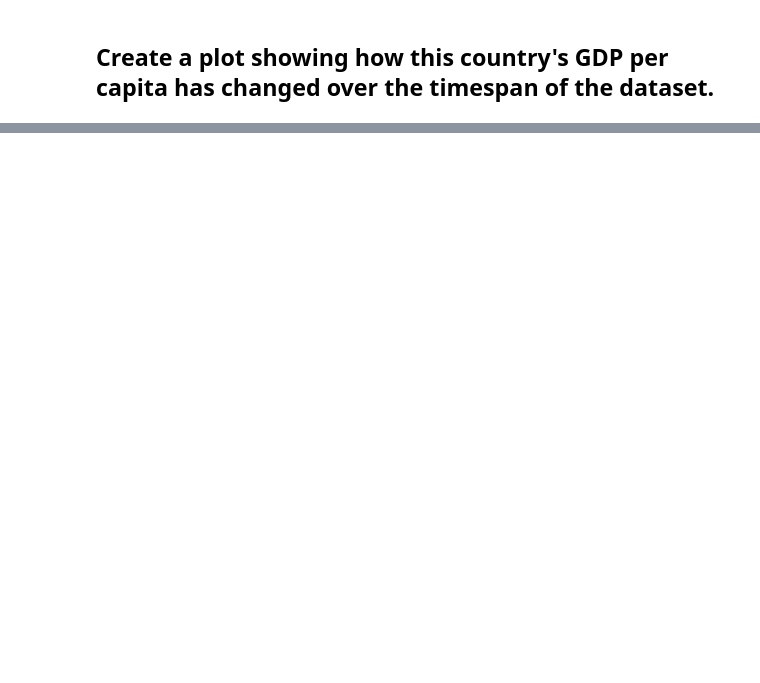
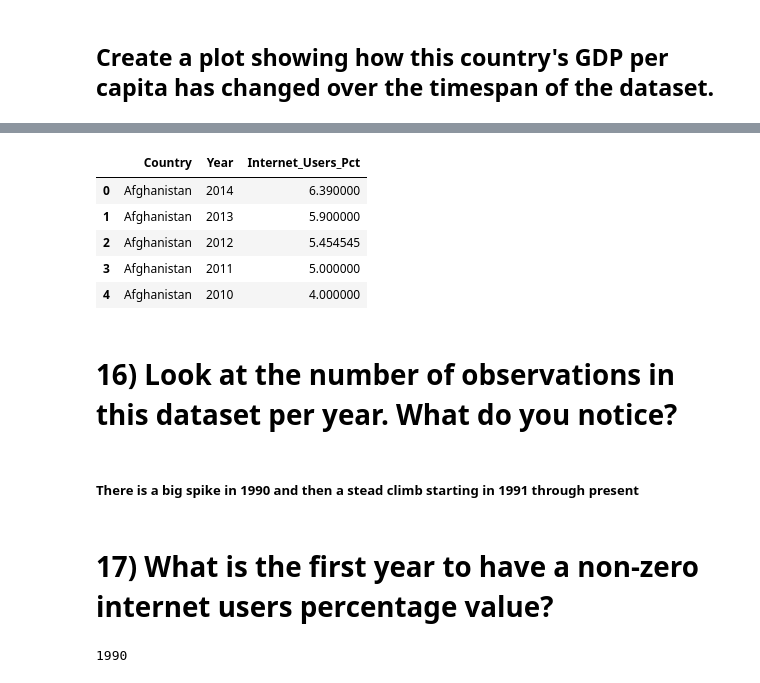
Before and after one commit to NSS-Data-Analytics-Cohort-11/undata-derekbeistad, a Jupyter notebook: notebook/undata_derek_beistad_da11.ipynb, the cells around one changed output, grey strips where cells are left out. Cells and saved outputs as stored; diff of their text form; code cells hidden in the pictures; blank space fills up the shorter version.

```diff
--- a/notebook/undata_derek_beistad_da11.ipynb
+++ b/notebook/undata_derek_beistad_da11.ipynb
@@ -234,0 +300,2 @@ gdp_luxembourg = gdp_df_clean[gdp_df_clean['Country'] == highest_gdp_2020_countr
+# %%
+internet_df = pd.read_csv('../data/internet_use.csv', nrows=4495)
@@ -234,0 +318,13 @@ gdp_luxembourg = gdp_df_clean[gdp_df_clean['Country'] == highest_gdp_2020_countr
+# %%
+internet_df_clean = internet_df.drop('Value Footnotes', axis=1)
+internet_df_clean = internet_df_clean.rename(columns={'Country or Area': 'Country', 'Value': 'Internet_Users_Pct'})
+internet_df_clean.head()
+# %% [output]
+|  | Country | Year | Internet_Users_Pct |
+| 0 | Afghanistan | 2014 | 6.390000 |
+| 1 | Afghanistan | 2013 | 5.900000 |
+| 2 | Afghanistan | 2012 | 5.454545 |
+| 3 | Afghanistan | 2011 | 5.000000 |
+| 4 | Afghanistan | 2010 | 4.000000 |
+# %% [markdown]
+# 16) Look at the number of observations in this dataset per year. What do you notice?
@@ -234,0 +333,9 @@ gdp_luxembourg = gdp_df_clean[gdp_df_clean['Country'] == highest_gdp_2020_countr
+# %% [markdown]
+##### There is a big spike in 1990 and then a stead climb starting in 1991 through present
+# %% [markdown]
+# 17) What is the first year to have a non-zero internet users percentage value?
+# %%
+internet_non_zero = internet_df_clean[internet_df_clean['Internet_Users_Pct'] != 0]
+internet_non_zero.loc[internet_non_zero['Year'].idxmin()]['Year']
+# %% [output]
+1990
```
Also changed, not shown: parts of 20 cells of this notebook.
